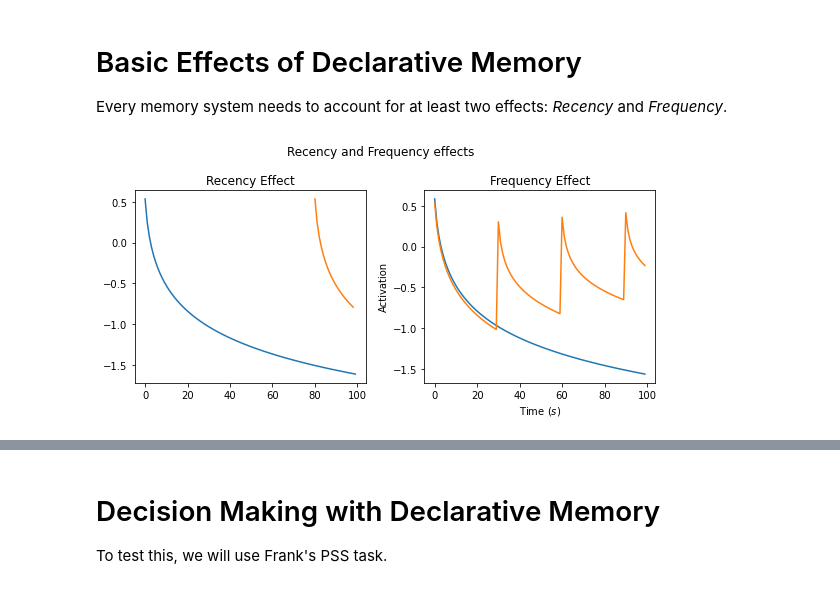
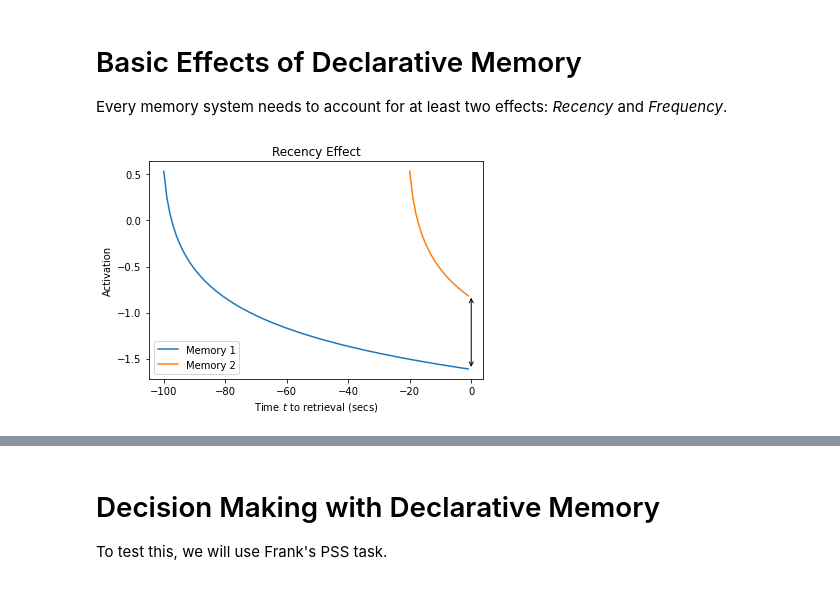
Before and after one commit to TheRealDrDre/CompCogNeuro, a Jupyter notebook: ACTR/declarative.ipynb, the cells around one changed output, grey strips where cells are left out. Drawn from its saved outputs; the diff is of its cells as text; code cells hidden in the pictures.

```diff
--- a/ACTR/declarative.ipynb
+++ b/ACTR/declarative.ipynb
@@ -158,77 +221,42 @@ Text(0, 0.5, 'Probability of retrieval')
 
 Every memory system needs to account for at least two effects: _Recency_ and _Frequency_.
 # %%
-fig, axs = plt.subplots(1, 2, figsize=(8, 4))
-
 memory = pau.Memory()
-fact = {"classname" : "PSYCH509", "instructor" : "Andrea Stocco"}
+fact = {"instructor" : "Andrea Stocco"}
 memory.learn(**fact)
 curve1 = []
 for i in range(100):
     if i % 100 == 0:
         memory.retrieve(**fact)
         memory.learn(advance = 1, **fact)
-        #print(memory.chunks[0])
     else:
         memory.advance(1)
     curve1.append(memory.retrieve(**fact)._base_activation)
 
-axs[0].plot(curve1)
 
 memory = pau.Memory()
-fact = {"classname" : "PSYCH509", "instructor" : "Andrea Stocco"}
-#memory.learn(**fact)
 curve2 = []
-for i in range(100):
+for i in range(101):
     if i < 80:
         curve2.append(None)
         memory.advance(1)
     elif i == 80:
         memory.learn(**fact)
         memory.learn(advance = 0.001, **fact)
     else:
         memory.advance(1)
         curve2.append(memory.retrieve(**fact)._base_activation)
 
-axs[0].plot(curve2)
-axs[0].set_title("Recency Effect")
-
-## Frequency
-
-memory = pau.Memory()
-memory.learn(**fact)
-curve1 = []
-for i in range(100):
-    if i % 30 == 0:
-        memory.retrieve(**fact)
-        memory.learn(advance = 1, **fact)
-    else:
-        memory.advance(1)
-    curve1.append(memory.retrieve(**fact)._base_activation)
-
-
-memory = pau.Memory()
-memory.learn(**fact)
-curve2 = []
-for i in range(100):
-    if i % 20 ==0 and i < 20:
-        memory.retrieve(**fact)
-        memory.learn(advance = 1, **fact)
-    else:
-        memory.advance(1)
-    curve2.append(0.05 + memory.retrieve(**fact)._base_activation)
-
-axs[1].plot(curve2)
-axs[1].plot(curve1)
-
-axs[1].set_title("Frequency Effect")
-
-plt.suptitle("Recency and Frequency effects")
-plt.xlabel("Time ($s$)")
+time = range(-100,0)
+plt.plot(time, curve1)
+plt.plot(time, curve2)
+plt.annotate("", xy=(0, curve1[-1]), xytext=(0, curve2[-1]),
+            arrowprops=dict(arrowstyle="<->"))
+plt.legend(["Memory 1", "Memory 2"])
+plt.title("Recency Effect")
+plt.xlabel("Time $t$ to retrieval (secs)")
 plt.ylabel("Activation")
-plt.tight_layout()
-plt.savefig("figures/recency_frequency.png")
+plt.savefig("figures/recency.png")
 plt.show()
-#plt.grid()
 # %% [output]
-[figure, old version]
+[figure, new version]
```
Also changed, not shown: parts of 6 cells of this notebook, 21 other files.
